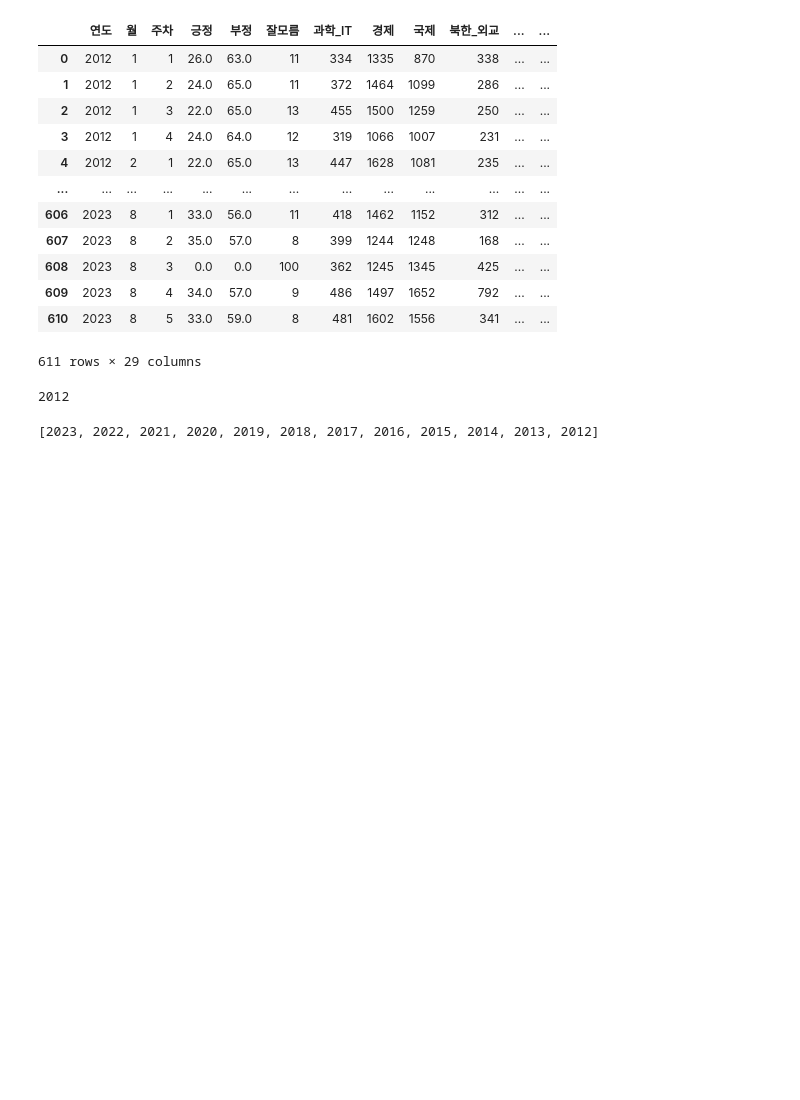
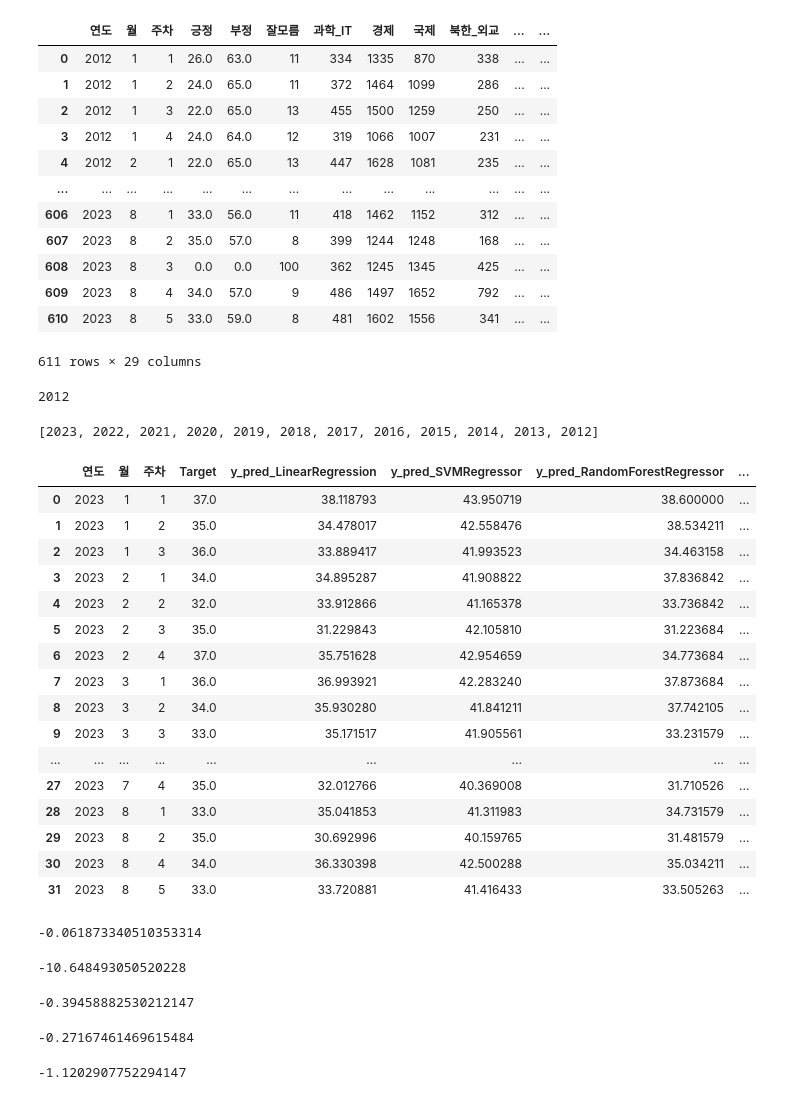
Before and after one commit to Shim-JS/2023C_JG, a Jupyter notebook: JG_Project/Untitled.ipynb, the cells around one changed output. Cells and saved outputs as stored; diff of their text form; code cells hidden in the pictures; blank space fills up the shorter version.

```diff
--- a/JG_Project/Untitled.ipynb
+++ b/JG_Project/Untitled.ipynb
@@ -464,3 +477,55 @@ year_list = sorted(df.연도.unique(),reverse=True)
 year_list
 # %% [output]
 [2023, 2022, 2021, 2020, 2019, 2018, 2017, 2016, 2015, 2014, 2013, 2012]
+# %%
+temp = pd.read_csv("모델링_결과_f3.csv",encoding = 'cp949')
+# %%
+temp
+# %% [output]
+|  | 연도 | 월 | 주차 | Target | y_pred_LinearRegression | y_pred_SVMRegressor | y_pred_RandomForestRegressor | ... |
+| 0 | 2023 | 1 | 1 | 37.0 | 38.118793 | 43.950719 | 38.600000 | ... |
+| 1 | 2023 | 1 | 2 | 35.0 | 34.478017 | 42.558476 | 38.534211 | ... |
+| 2 | 2023 | 1 | 3 | 36.0 | 33.889417 | 41.993523 | 34.463158 | ... |
+| 3 | 2023 | 2 | 1 | 34.0 | 34.895287 | 41.908822 | 37.836842 | ... |
+| 4 | 2023 | 2 | 2 | 32.0 | 33.912866 | 41.165378 | 33.736842 | ... |
+| 5 | 2023 | 2 | 3 | 35.0 | 31.229843 | 42.105810 | 31.223684 | ... |
+| 6 | 2023 | 2 | 4 | 37.0 | 35.751628 | 42.954659 | 34.773684 | ... |
+| 7 | 2023 | 3 | 1 | 36.0 | 36.993921 | 42.283240 | 37.873684 | ... |
+| 8 | 2023 | 3 | 2 | 34.0 | 35.930280 | 41.841211 | 37.742105 | ... |
+| 9 | 2023 | 3 | 3 | 33.0 | 35.171517 | 41.905561 | 33.231579 | ... |
+| ... | ... | ... | ... | ... | ... | ... | ... | ... |
+| 27 | 2023 | 7 | 4 | 35.0 | 32.012766 | 40.369008 | 31.710526 | ... |
+| 28 | 2023 | 8 | 1 | 33.0 | 35.041853 | 41.311983 | 34.731579 | ... |
+| 29 | 2023 | 8 | 2 | 35.0 | 30.692996 | 40.159765 | 31.481579 | ... |
+| 30 | 2023 | 8 | 4 | 34.0 | 36.330398 | 42.500288 | 35.034211 | ... |
+| 31 | 2023 | 8 | 5 | 33.0 | 33.720881 | 41.416433 | 33.505263 | ... |
+# %%
+from sklearn.metrics import r2_score
+r2 = r2_score(temp.Target.values, temp.y_pred_LinearRegression.values)
+r2
+# %% [output]
+-0.061873340510353314
+# %%
+from sklearn.metrics import r2_score
+r2 = r2_score(temp.Target, temp.y_pred_SVMRegressor)
+r2
+# %% [output]
+-10.648493050520228
+# %%
+from sklearn.metrics import r2_score
+r2 = r2_score(temp.Target, temp.y_pred_RandomForestRegressor)
+r2
+# %% [output]
+-0.39458882530212147
+# %%
+from sklearn.metrics import r2_score
+r2 = r2_score(temp.Target, temp.y_pred_LGBMRegressor)
+r2
+# %% [output]
+-0.27167461469615484
+# %%
+from sklearn.metrics import r2_score
+r2 = r2_score(temp.Target, temp.y_pred_ExplainableBoostingRegressor)
+r2
+# %% [output]
+-1.1202907752294147
```
Also changed, not shown: parts of 15 cells of this notebook, 8 other files.
